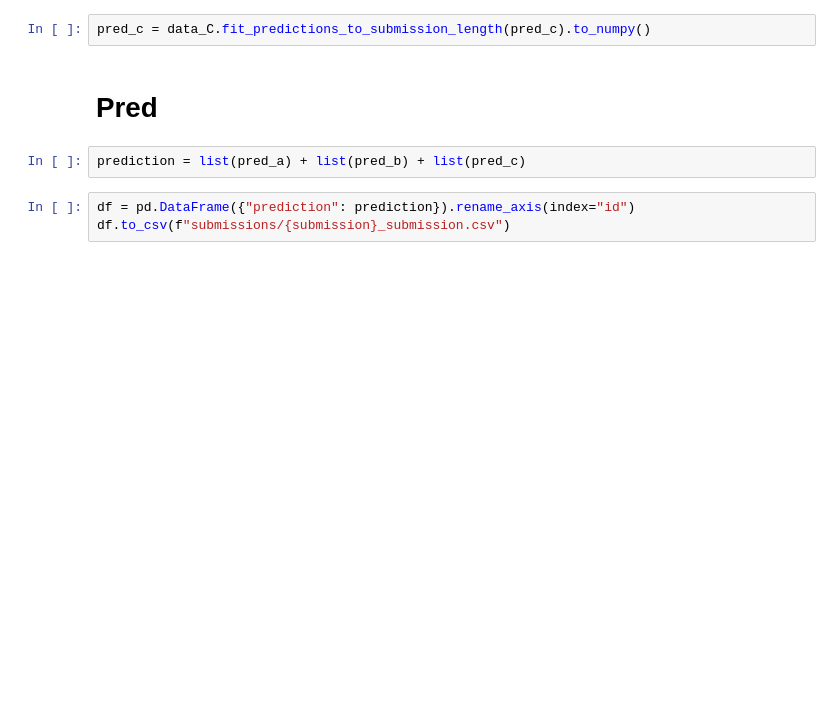
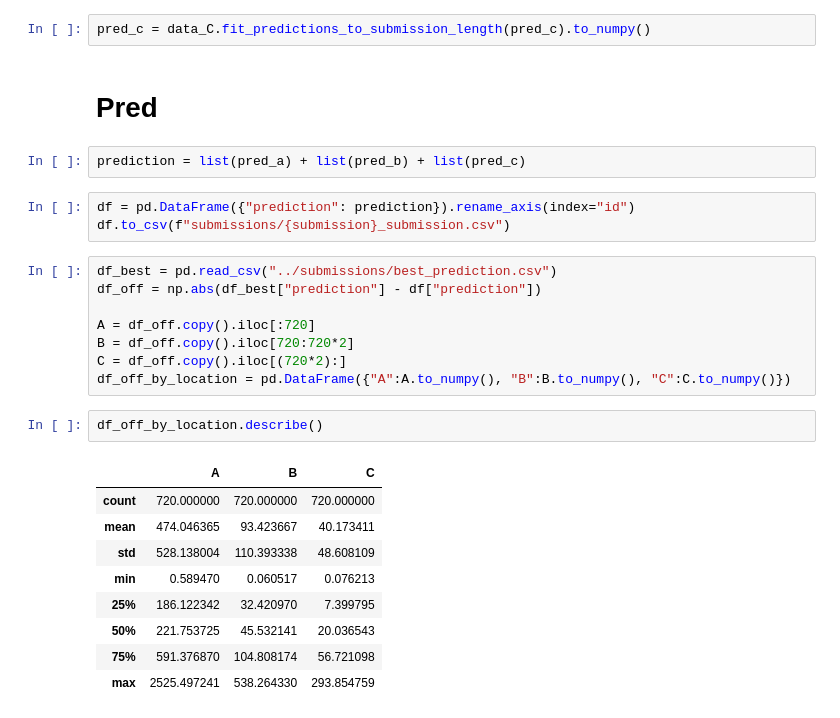
Before and after one commit to mikaelste/TDT4173-project, a Jupyter notebook: mikael/optuna/catboost.ipynb, the cells around one changed output. Drawn from its saved outputs; the diff is of its cells as text; blank space fills up the shorter version.

```diff
--- a/mikael/optuna/catboost.ipynb
+++ b/mikael/optuna/catboost.ipynb
@@ -58,3 +108,23 @@ prediction = list(pred_a) + list(pred_b) + list(pred_c)
 # %%
 df = pd.DataFrame({"prediction": prediction}).rename_axis(index="id")
 df.to_csv(f"submissions/{submission}_submission.csv")
+# %%
+df_best = pd.read_csv("../submissions/best_prediction.csv")
+df_off = np.abs(df_best["prediction"] - df["prediction"])
+
+A = df_off.copy().iloc[:720]
+B = df_off.copy().iloc[720:720*2]
+C = df_off.copy().iloc[(720*2):]
+df_off_by_location = pd.DataFrame({"A":A.to_numpy(), "B":B.to_numpy(), "C":C.to_numpy()})
+# %%
+df_off_by_location.describe()
+# %% [output]
+|  | A | B | C |
+| count | 720.000000 | 720.000000 | 720.000000 |
+| mean | 474.046365 | 93.423667 | 40.173411 |
+| std | 528.138004 | 110.393338 | 48.608109 |
+| min | 0.589470 | 0.060517 | 0.076213 |
+| 25% | 186.122342 | 32.420970 | 7.399795 |
+| 50% | 221.753725 | 45.532141 | 20.036543 |
+| 75% | 591.376870 | 104.808174 | 56.721098 |
+| max | 2525.497241 | 538.264330 | 293.854759 |
```
Also changed, not shown: parts of 5 cells of this notebook, 10 other files.
